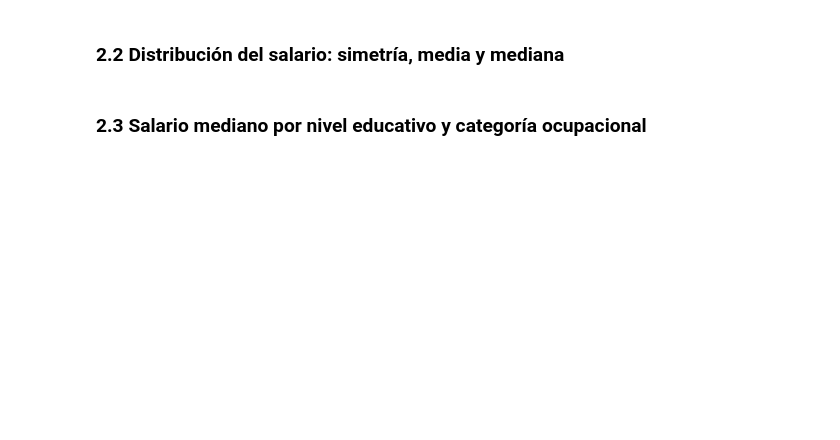
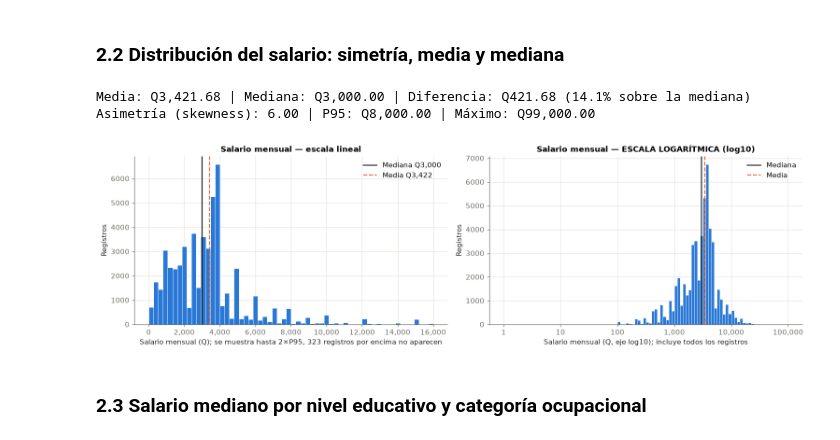
Before and after one commit to dils1809/Lab7_spark, a Jupyter notebook: notebooks/Lab7_ENEIC_SparkML.ipynb, the cells around one changed output. Saved outputs shown, nothing was run; the diff lists cells and outputs as text; code cells hidden in the pictures; blank space fills up the shorter version.

```diff
--- a/notebooks/Lab7_ENEIC_SparkML.ipynb
+++ b/notebooks/Lab7_ENEIC_SparkML.ipynb
@@ -392,37 +579,41 @@ s = desc_2025.loc["salario_mensual"]
 print(f"Media: Q{s['media']:,.2f} | Mediana: Q{s['mediana']:,.2f} | "
       f"Diferencia: Q{s['media'] - s['mediana']:,.2f} ({100 * (s['media'] / s['mediana'] - 1):.1f}% sobre la mediana)")
 print(f"Asimetría (skewness): {s['asimetria']:.2f} | P95: Q{s['p95']:,.2f} | Máximo: Q{s['max']:,.2f}")
 
 # Histogramas calculados en Spark sobre todos los registros (no sobre una muestra)
 LIMITE_LINEAL = float(s["p95"]) * 2
 cortes_lin = list(np.linspace(0, LIMITE_LINEAL, 61))
 _, frec_lin = (df25.select("salario_mensual").filter(F.col("salario_mensual") <= LIMITE_LINEAL)
                .rdd.flatMap(lambda r: r).histogram(cortes_lin))
 log_min = math.floor(math.log10(s["min"]) * 10) / 10
 log_max = math.ceil(math.log10(s["max"]) * 10) / 10
 cortes_log = list(np.arange(log_min, log_max + 0.05, 0.05))
 _, frec_log = df25.select(F.log10("salario_mensual")).rdd.flatMap(lambda r: r).histogram(cortes_log)
 fuera = df25.filter(F.col("salario_mensual") > LIMITE_LINEAL).count()
 
 fig, axes = plt.subplots(1, 2, figsize=(14, 4.2))
 ax = axes[0]
 ax.bar(cortes_lin[:-1], frec_lin, width=np.diff(cortes_lin), align="edge", color=PALETA[0], edgecolor="white", linewidth=0.5)
 ax.axvline(s["mediana"], color=TINTA, lw=1.5, ls="-", label=f"Mediana Q{s['mediana']:,.0f}")
 ax.axvline(s["media"], color=PALETA[1], lw=1.5, ls="--", label=f"Media Q{s['media']:,.0f}")
-ax.set_title(f"Salario mensual — escala lineal (hasta 2×P95; {fuera:,} registros por encima no se muestran)")
-ax.set_xlabel("Salario mensual (Q)"); ax.set_ylabel("Registros")
+ax.set_title("Salario mensual — escala lineal")
+ax.set_xlabel(f"Salario mensual (Q); se muestra hasta 2×P95, {fuera:,} registros por encima no aparecen"); ax.set_ylabel("Registros")
 ax.xaxis.set_major_formatter(mticker.FuncFormatter(lambda x, _: f"{x:,.0f}"))
 ax.legend(frameon=False)
 
 ax = axes[1]
 ax.bar(cortes_log[:-1], frec_log, width=np.diff(cortes_log), align="edge", color=PALETA[0], edgecolor="white", linewidth=0.5)
 ax.axvline(math.log10(s["mediana"]), color=TINTA, lw=1.5, label="Mediana")
 ax.axvline(math.log10(s["media"]), color=PALETA[1], lw=1.5, ls="--", label="Media")
-ax.set_title("Salario mensual — ESCALA LOGARÍTMICA (log10), todos los registros")
-ax.set_xlabel("Salario mensual (Q, eje en escala log10)"); ax.set_ylabel("Registros")
+ax.set_title("Salario mensual — ESCALA LOGARÍTMICA (log10)")
+ax.set_xlabel("Salario mensual (Q, eje log10); incluye todos los registros"); ax.set_ylabel("Registros")
 ax.xaxis.set_major_formatter(mticker.FuncFormatter(lambda x, _: f"{10 ** x:,.0f}"))
 ax.legend(frameon=False)
 plt.tight_layout(); plt.show()
+# %% [output]
+Media: Q3,421.68 | Mediana: Q3,000.00 | Diferencia: Q421.68 (14.1% sobre la mediana)
+Asimetría (skewness): 6.00 | P95: Q8,000.00 | Máximo: Q99,000.00
+[figure, added]
 # %% [markdown]
 ### 2.3 Salario mediano por nivel educativo y categoría ocupacional
 # %%
```
Also changed, not shown: parts of 29 cells of this notebook.
